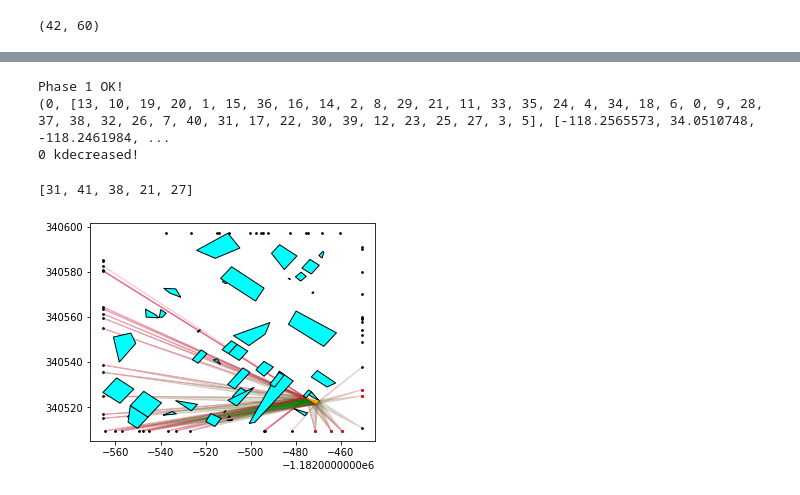
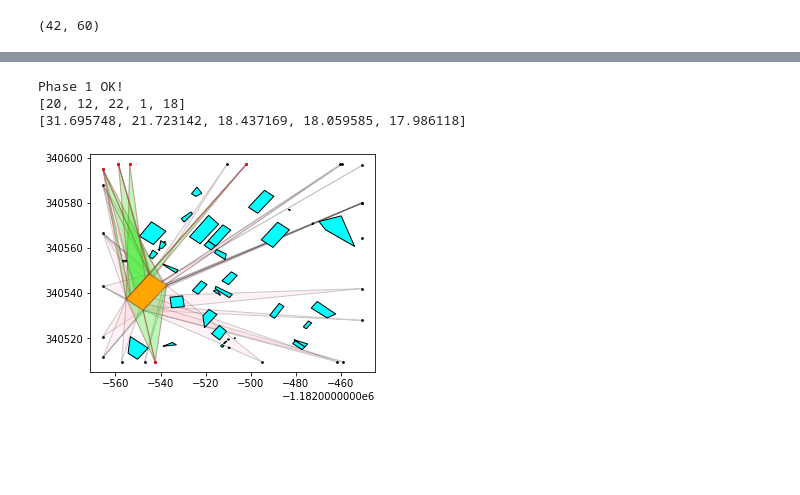
Before and after one commit to ab1nash/multi-location-visibility, a Jupyter notebook: mainQD.ipynb, the cells around one changed output, grey strips where cells are left out. Drawn from its saved outputs; the diff is of its cells as text; code cells hidden in the pictures; blank space fills up the shorter version.

```diff
--- a/mainQD.ipynb
+++ b/mainQD.ipynb
@@ -265,12 +268,12 @@ def getLength(vrset:list, queryPoint:Point):
 # %%
 def minDist(queryPoint:Point,node:Polygon):
     nPoints = nearest_points(queryPoint,node)
-    return nPoints[0].distance(nPoints[1])
+    return round(nPoints[0].distance(nPoints[1]),6)
 # %%
 def getScaledNode(node):
 
-    if(node.area == 0.0):
-        return Point(node.x*10000,node.y*10000)
+    # if(node.area == 0.0):
+    #     return Point(node.x*10000,node.y*10000)
 
     vertices = node.exterior.coords
     scaledVx = []
@@ -426,12 +437,12 @@ def kMaximumVisibility(T,Q,k, gdf):
     # -----------------END--------------------
 # %%
-ans, vrPolygons = kMaximumVisibility(targetBuilder, qpGdf, 5, gdf)
-list(ans)
+ans, ans_vis, ans_vrPoly, vrPolygons = kMaximumVisibility(targetBuilder, qpGdf, 5, gdf)
+print(list(ans))
+print(list(ans_vis))
 # %% [output]
 Phase 1 OK!
-(0, [13, 10, 19, 20, 1, 15, 36, 16, 14, 2, 8, 29, 21, 11, 33, 35, 24, 4, 34, 18, 6, 0, 9, 28, 37, 38, 32, 26, 7, 40, 31, 17, 22, 30, 39, 12, 23, 25, 27, 3, 5], [-118.2565573, 34.0510748, -118.2461984, ...
-0 kdecreased!
+[20, 12, 22, 1, 18]
+[31.695748, 21.723142, 18.437169, 18.059585, 17.986118]
-[31, 41, 38, 21, 27]
 # %%
 # for ix in qpGdf.index:
 #         print(ix)
@@ -449,34 +460,40 @@ Phase 1 OK!
 '''
 
 Tlist = []
+Tlist.append(scaledTarget)
 Obslist = []
-QPlist = []
-VRlist = []
-Alist = []
-Tlist.append(scaledTarget)
 for nodeList in rtree1.leaves():
     for nodeId in nodeList[1]:
         Obslist.append(getScaledNode(gdf.iloc[nodeId].geometry))
+QPlist = []
 for ix in qpGdf.index:
     QPlist.append(getScaledPoint(ix,qpGdf))
-for ix in ans:
-    Alist.append(getScaledPoint(ix,qpGdf))
+VRlist = []
 for ix1 in vrPolygons:
     for ix2 in ix1:
         VRlist.append(ix2)
+ansVRlist = []
+for ix1 in ans_vrPoly:
+    for ix2 in ix1:
+        ansVRlist.append(ix2)
+Alist = []
+for ix in ans:
+    Alist.append(getScaledPoint(ix,qpGdf))
 # %%
 import matplotlib.pyplot as plt
 # %%
 Tplot = gp.GeoSeries(Tlist)
 QPplot = gp.GeoSeries(QPlist)
 Obsplot = gp.GeoSeries(Obslist)
 VRplot = gp.GeoSeries(VRlist)
+ansVRplot = gp.GeoSeries(ansVRlist)
 Aplot = gp.GeoSeries(Alist)
 
-base = VRplot.plot(color='green', edgecolor='crimson',alpha=0.2)
+base = VRplot.plot(color='pink', edgecolor='black',alpha=0.2)
 base2 = QPplot.plot(ax = base, color='black',markersize=3)
 base3 = Obsplot.plot(ax = base2, color='cyan', edgecolor='black')
 base4 = Tplot.plot(ax = base3, color='orange')
 base5 = Aplot.plot(ax = base4, color='red',markersize=3)
+base6 = ansVRplot.plot(ax = base5, color='lime', edgecolor='crimson',alpha=0.25)
 # %% [output]
-[figure, old version]
+[figure, new version]
```
Also changed, not shown: parts of 7 cells of this notebook, 4 other files.
